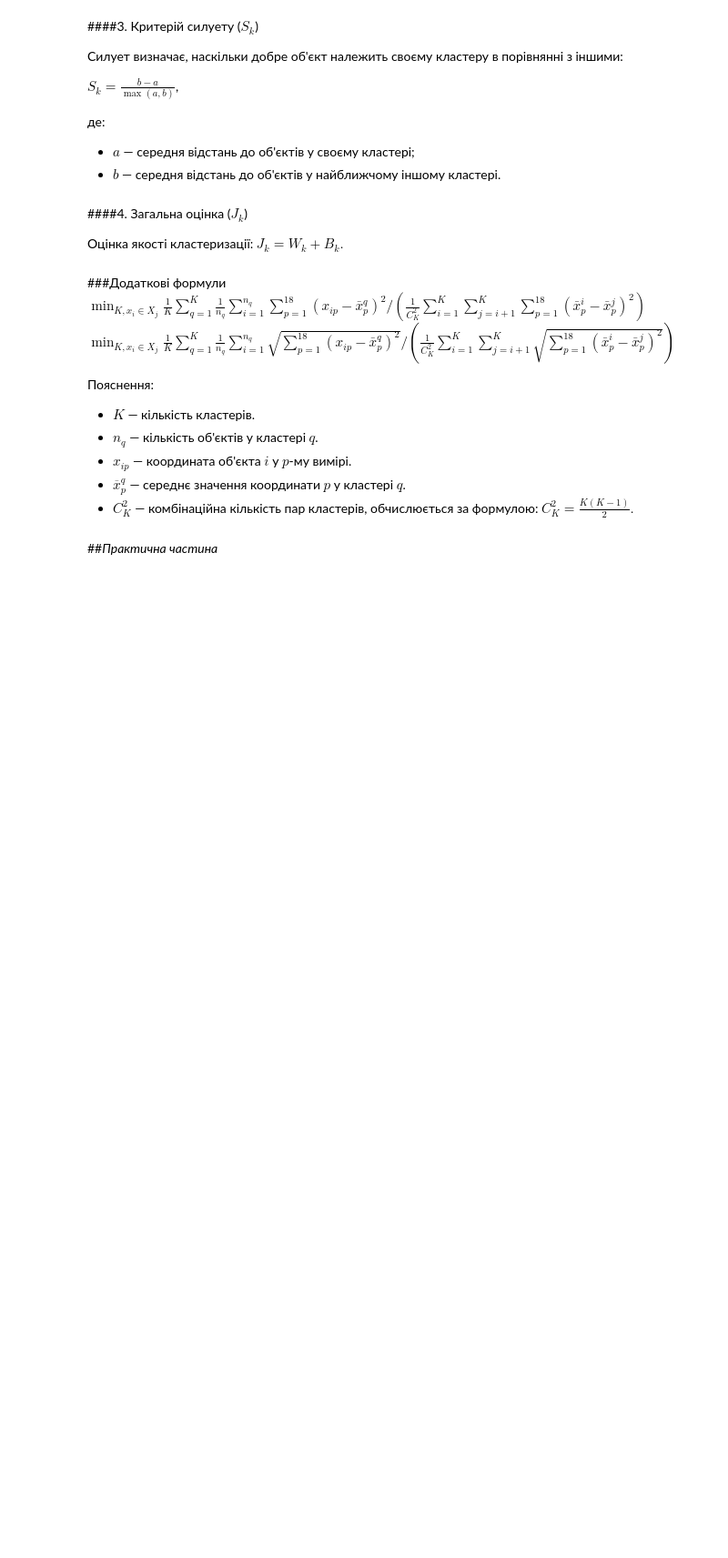
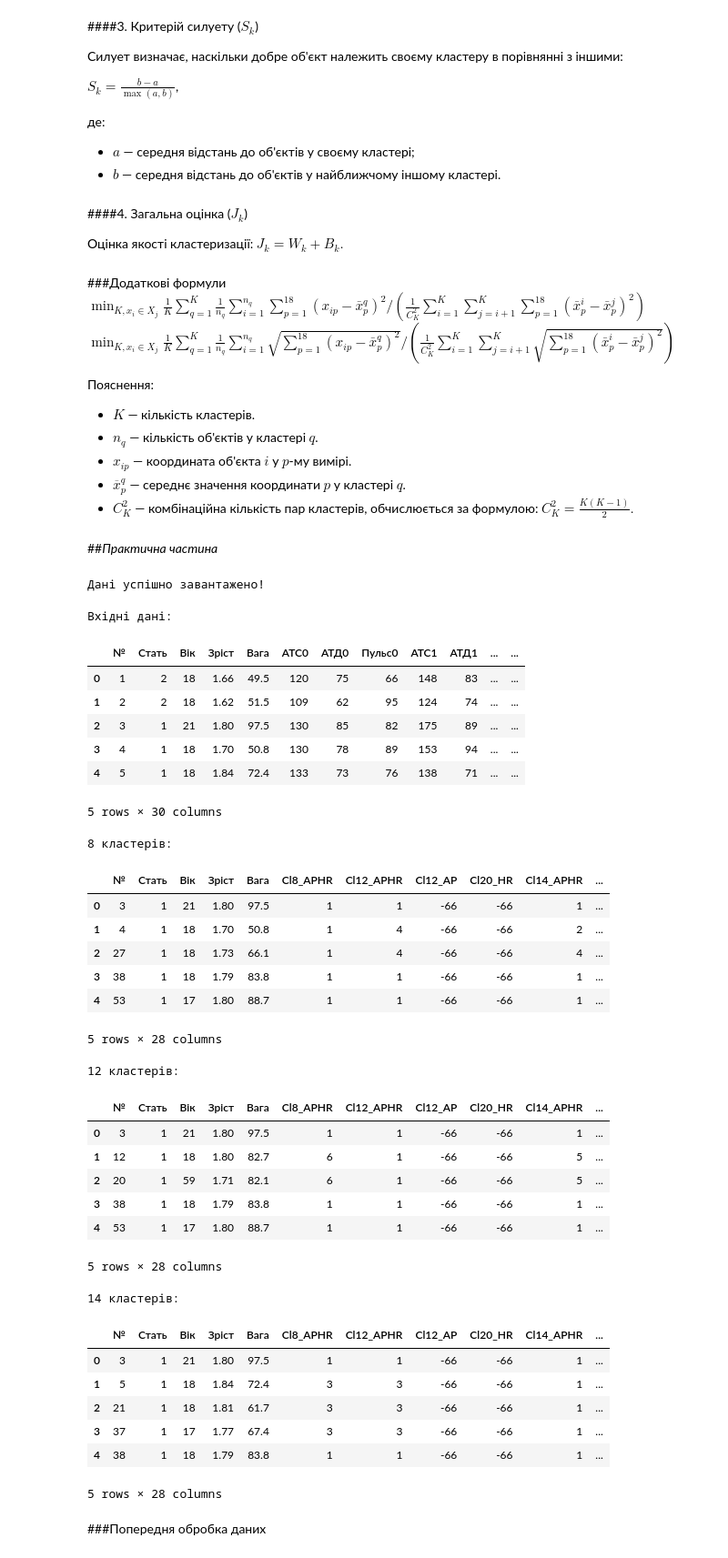
Before and after one commit to kurkur19/Intelligent_Data_Analysis_Al_Khmuz_BS_25, a Jupyter notebook: РР_Аль_Хмуз_БС_25_Вступ_до_ІАД.ipynb, the cells around one changed output. Shown: that part at 91% size. Saved outputs shown, nothing was run; the diff lists cells and outputs as text; code cells hidden in the pictures; blank space fills up the shorter version.

```diff
--- a/РР_Аль_Хмуз_БС_25_Вступ_до_ІАД.ipynb
+++ b/РР_Аль_Хмуз_БС_25_Вступ_до_ІАД.ipynb
@@ -126,0 +138,67 @@ $C_K^2 = \frac{K(K-1)}{2}.$
+# %%
+# Посилання на файли в GitHub
+input_data = "https://raw.githubusercontent.com/kurkur19/Intelligent_Data_Analysis_Al_Khmuz_BS_25/refs/heads/claster_data/%D0%92%D1%85%D1%96%D0%B4%D0%BD%D1%96%20%D0%B4%D0%B0%D0%BD%D1%96.%20%D0%9A%D0%BB%D0%B0%D1%81%D1%82%D0%B5%D1%80%D0%B8%D0%B7%D0%B0%D1%86%D1%96%D1%8F.csv"
+url_8_clusters = "https://raw.githubusercontent.com/kurkur19/Intelligent_Data_Analysis_Al_Khmuz_BS_25/refs/heads/claster_data/8%20%D0%BA%D0%BB%D0%B0%D1%81%D1%82%D0%B5%D1%80%D1%96%D0%B2.csv"
+url_12_clusters = "https://raw.githubusercontent.com/kurkur19/Intelligent_Data_Analysis_Al_Khmuz_BS_25/refs/heads/claster_data/12%20%D0%BA%D0%BB%D0%B0%D1%81%D1%82%D0%B5%D1%80%D1%96%D0%B2.csv"
+url_14_clusters = "https://raw.githubusercontent.com/kurkur19/Intelligent_Data_Analysis_Al_Khmuz_BS_25/refs/heads/claster_data/14%20%D0%BA%D0%BB%D0%B0%D1%81%D1%82%D0%B5%D1%80%D1%96%D0%B2.csv"
+
+# Завантажуємо дані у форматі DataFrame
+try:
+    input_data = pd.read_csv(input_data)
+    clusters_8 = pd.read_csv(url_8_clusters)
+    clusters_12 = pd.read_csv(url_12_clusters)
+    clusters_14 = pd.read_csv(url_14_clusters)
+
+    print("Дані успішно завантажено!")
+except Exception as e:
+    print(f"Помилка при завантаженні даних: {e}")
+# %% [output]
+Дані успішно завантажено!
+# %%
+# Переглянемо перші кілька рядків для кожного набору даних
+print("Вхідні дані:")
+display(input_data.head())
+
+print("\n8 кластерів:")
+display(clusters_8.head())
+
+print("\n12 кластерів:")
+display(clusters_12.head())
+
+print("\n14 кластерів:")
+display(clusters_14.head())
+# %% [output]
+Вхідні дані:
+|  | № | Стать | Вік | Зріст | Вага | АТС0 | АТД0 | Пульс0 | АТС1 | АТД1 | ... | ... |
+| 0 | 1 | 2 | 18 | 1.66 | 49.5 | 120 | 75 | 66 | 148 | 83 | ... | ... |
+| 1 | 2 | 2 | 18 | 1.62 | 51.5 | 109 | 62 | 95 | 124 | 74 | ... | ... |
+| 2 | 3 | 1 | 21 | 1.80 | 97.5 | 130 | 85 | 82 | 175 | 89 | ... | ... |
+| 3 | 4 | 1 | 18 | 1.70 | 50.8 | 130 | 78 | 89 | 153 | 94 | ... | ... |
+| 4 | 5 | 1 | 18 | 1.84 | 72.4 | 133 | 73 | 76 | 138 | 71 | ... | ... |
+5 rows × 30 columns
+8 кластерів:
+|  | № | Стать | Вік | Зріст | Вага | Cl8_APHR | Cl12_APHR | Cl12_AP | Cl20_HR | Cl14_APHR | ... |
+| 0 | 3 | 1 | 21 | 1.80 | 97.5 | 1 | 1 | -66 | -66 | 1 | ... |
+| 1 | 4 | 1 | 18 | 1.70 | 50.8 | 1 | 4 | -66 | -66 | 2 | ... |
+| 2 | 27 | 1 | 18 | 1.73 | 66.1 | 1 | 4 | -66 | -66 | 4 | ... |
+| 3 | 38 | 1 | 18 | 1.79 | 83.8 | 1 | 1 | -66 | -66 | 1 | ... |
+| 4 | 53 | 1 | 17 | 1.80 | 88.7 | 1 | 1 | -66 | -66 | 1 | ... |
+5 rows × 28 columns
+12 кластерів:
+|  | № | Стать | Вік | Зріст | Вага | Cl8_APHR | Cl12_APHR | Cl12_AP | Cl20_HR | Cl14_APHR | ... |
+| 0 | 3 | 1 | 21 | 1.80 | 97.5 | 1 | 1 | -66 | -66 | 1 | ... |
+| 1 | 12 | 1 | 18 | 1.80 | 82.7 | 6 | 1 | -66 | -66 | 5 | ... |
+| 2 | 20 | 1 | 59 | 1.71 | 82.1 | 6 | 1 | -66 | -66 | 5 | ... |
+| 3 | 38 | 1 | 18 | 1.79 | 83.8 | 1 | 1 | -66 | -66 | 1 | ... |
+| 4 | 53 | 1 | 17 | 1.80 | 88.7 | 1 | 1 | -66 | -66 | 1 | ... |
+5 rows × 28 columns
+14 кластерів:
+|  | № | Стать | Вік | Зріст | Вага | Cl8_APHR | Cl12_APHR | Cl12_AP | Cl20_HR | Cl14_APHR | ... |
+| 0 | 3 | 1 | 21 | 1.80 | 97.5 | 1 | 1 | -66 | -66 | 1 | ... |
+| 1 | 5 | 1 | 18 | 1.84 | 72.4 | 3 | 3 | -66 | -66 | 1 | ... |
+| 2 | 21 | 1 | 18 | 1.81 | 61.7 | 3 | 3 | -66 | -66 | 1 | ... |
+| 3 | 37 | 1 | 17 | 1.77 | 67.4 | 3 | 3 | -66 | -66 | 1 | ... |
+| 4 | 38 | 1 | 18 | 1.79 | 83.8 | 1 | 1 | -66 | -66 | 1 | ... |
+5 rows × 28 columns
+# %% [markdown]
+###Попередня обробка даних
```
Also changed, not shown: parts of 30 cells of this notebook.
